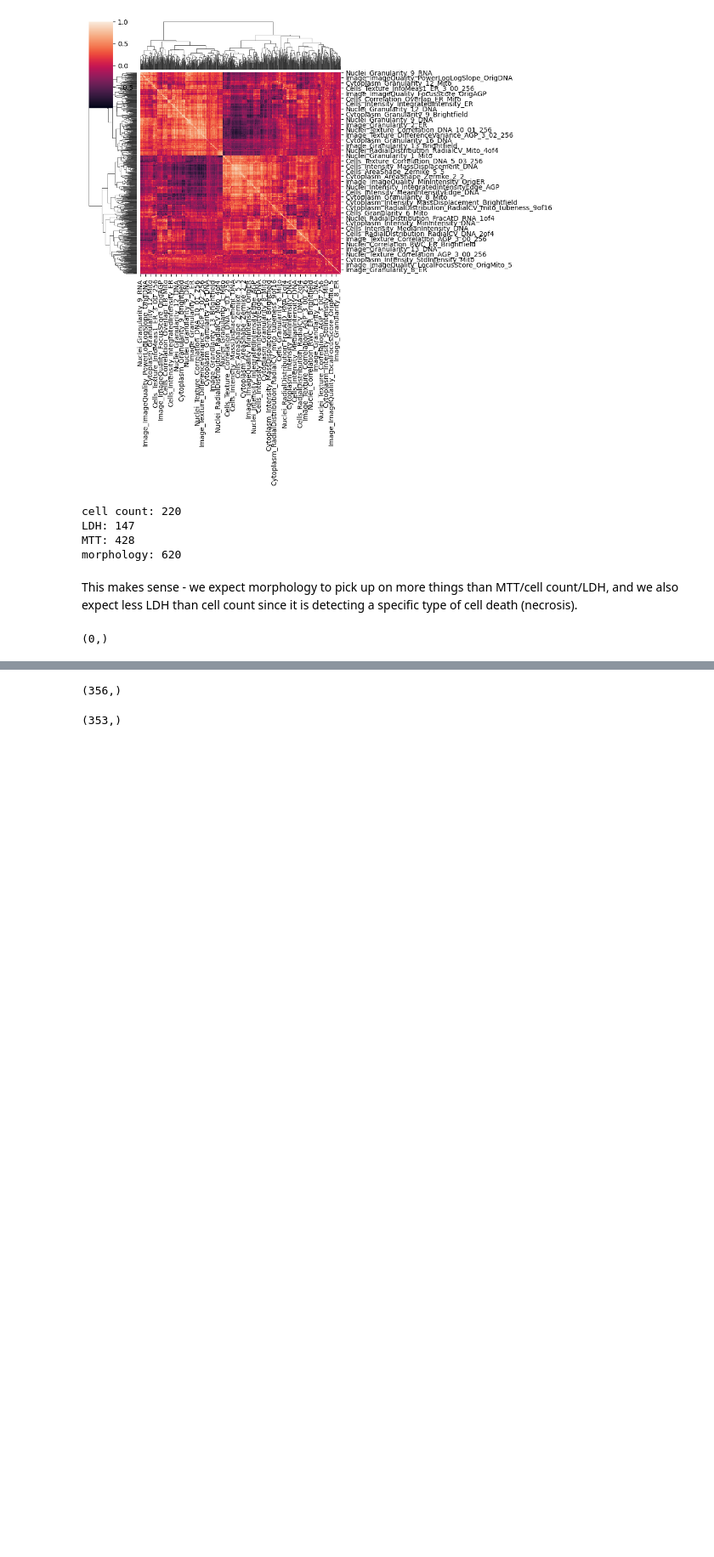
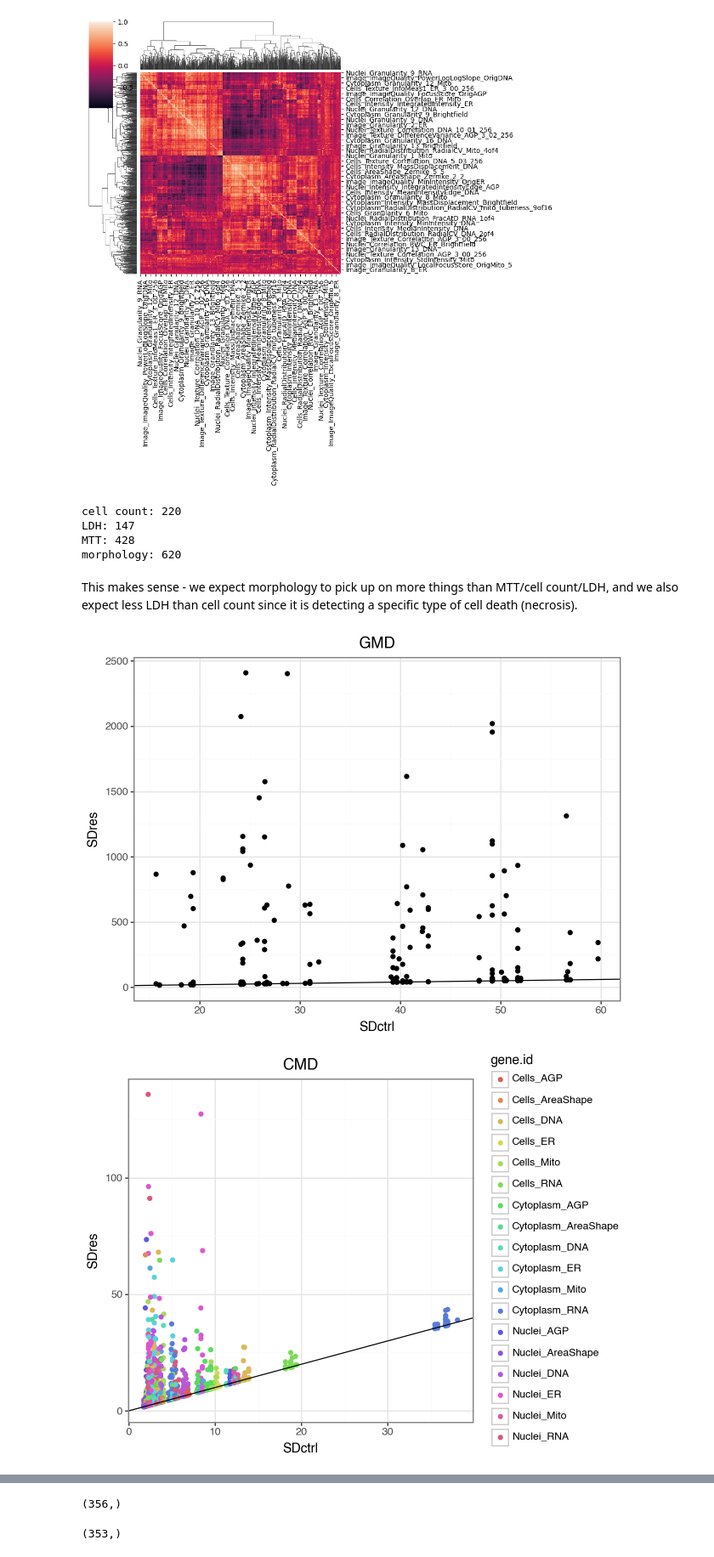
Before and after one commit to jessica-ewald/2024_09_09_Axiom_OASIS, a Jupyter notebook: 2_downstream_analysis/exploratory_analysis.ipynb, the cells around one changed output, grey strips where cells are left out. Shown at 85% size. Cells and saved outputs as stored; diff of their text form; code cells hidden in the pictures; blank space fills up the shorter version.

```diff
--- a/2_downstream_analysis/exploratory_analysis.ipynb
+++ b/2_downstream_analysis/exploratory_analysis.ipynb
@@ -107,11 +104,49 @@ MTT: 428
 morphology: 620
 # %% [markdown]
 This makes sense - we expect morphology to pick up on more things than MTT/cell count/LDH, and we also expect less LDH than cell count since it is detecting a specific type of cell death (necrosis).
-# %%
-# cellprofiler - gmd
-bmds = pl.read_parquet("/Users/jewald/repos/2024_09_09_Axiom_OASIS/1_snakemake/outputs/cellprofiler/mad_featselect/curves/bmds.parquet")
-bmds.filter(
-    (pl.col("gene.id") == "gmd") & (pl.col("all.pass") == "true") & (pl.col("SDres") < 6)
-).select("Metadata_Compound").to_series().unique().shape
-# %% [output]
-(0,)
+# %%
+from plotnine import ggplot, geom_point, theme_bw, aes, labs, geom_abline, geom_boxplot, theme, element_text
+import polars as pl
+
+bmds = pl.read_parquet("/Users/jewald/repos/2024_09_09_Axiom_OASIS/1_snakemake/outputs/cellprofiler/mad_featselect/curves/bmds.parquet")
+bmds = bmds.filter((pl.col("conv.pass") == "true") & (pl.col("hd.pass") == "true") & (pl.col("CI.pass") == "true"))
+
+bmd_gmd = bmds.filter(pl.col("gene.id") == "gmd")
+bmd_cmd = bmds.filter(pl.col("gene.id") != "gmd")
+
+plot = (ggplot(bmd_gmd, aes(x="SDctrl", y="SDres")) +
+        geom_point() +
+        theme_bw() +
+        labs(title="GMD") +
+        geom_abline(intercept=0, slope=1)
+        )
+plot.show()
+
+plot = (ggplot(bmd_cmd, aes(x="SDctrl", y="SDres", color="gene.id")) +
+        geom_point() +
+        theme_bw() +
+        labs(title="CMD") +
+        geom_abline(intercept=0, slope=1)
+        )
+plot.show()
+
+medians = (
+    bmd_cmd.groupby("gene.id")
+    .agg(pl.median("SDctrl").alias("median_SDctrl"))
+    .sort("median_SDctrl")
+).select("gene.id").to_series().to_list()
+
+bmd_cmd = bmd_cmd.with_columns(
+        pl.col("gene.id").cast(pl.Enum(medians))
+)
+
+plot = (ggplot(bmd_cmd, aes(x="gene.id", y="SDctrl")) +
+        geom_boxplot() +
+        theme_bw() +
+        theme(axis_text_x=element_text(rotation=45, hjust=1)) +
+        labs(title="CMD (SD control)")
+        )
+plot.show()
+# %% [output]
+[figure, added]
+[figure, added]
```
Also changed, not shown: parts of 2 cells of this notebook, 9 other files.
